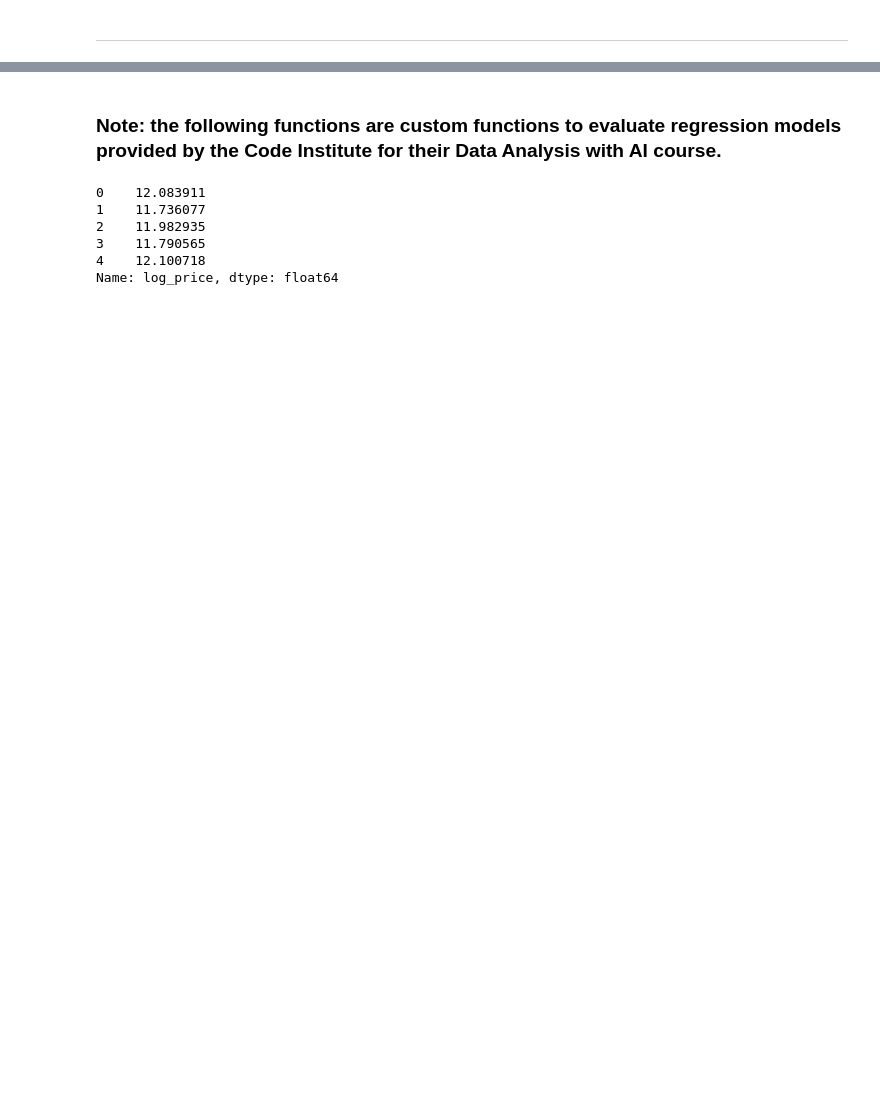
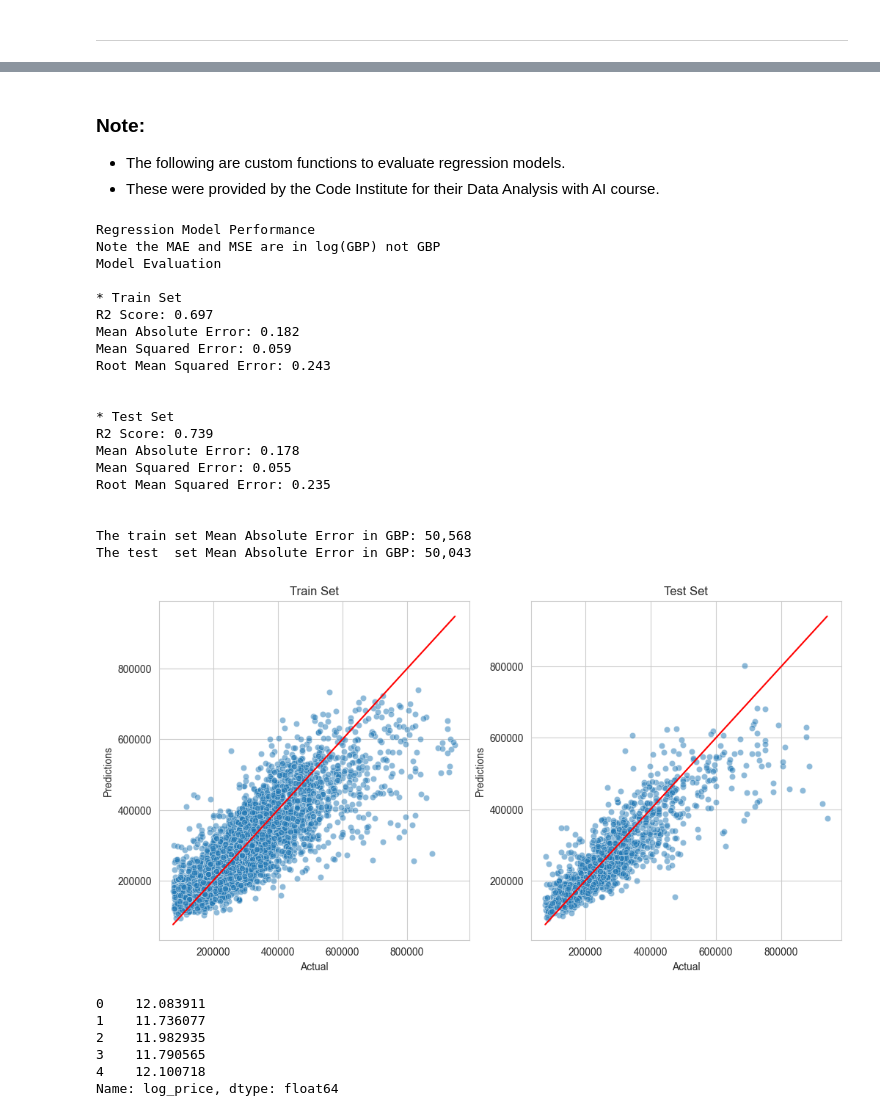
Before and after one commit to maleeper/Midlands_House_Prices, a Jupyter notebook: jupyter_notebooks/08 Predictive model.ipynb, the cells around one changed output, grey strips where cells are left out. Drawn from its saved outputs; the diff is of its cells as text; code cells hidden in the pictures; blank space fills up the shorter version.

```diff
--- a/jupyter_notebooks/08 Predictive model.ipynb
+++ b/jupyter_notebooks/08 Predictive model.ipynb
@@ -33,4 +33,6 @@ from sklearn.pipeline import Pipeline
 from sklearn.metrics import r2_score, mean_squared_error, mean_absolute_error
 # %%
 # read in the cleaned data
-df = pd.read_csv('../data/clean/housing_cleaned.csv')
+df = pd.read_csv('../data/clean/housing_cleaned-geo.csv')
+df_epc = pd.read_csv('../data/clean/epc_master.csv.csv')
+# add CURRENT_ENERGY_EFFICIENCY and NUMBER_HABITABLE_ROOMS from epc_master.csv
@@ -50,7 +87,7 @@ Date at split index: 2025-08-01 00:00:00
 # set model features
 num_feats   = ['log_total_floor_area','IMD_Rank','energy_band_num']
 bin_feats   = ['new_build','is_leasehold']  # pass through as 0/1
-cat_feats   = ['property_type','county']
+cat_feats   = ['property_type','county','ruc21']  # one-hot encode
 
 # Control category order to set baselines via drop='first'
 ptype_order = ['D','S','T','F']  # baseline becomes 'D' (Detached)
@@ -58,13 +95,14 @@ county_order = [
     'WEST MIDLANDS','WARWICKSHIRE','WORCESTERSHIRE','LEICESTERSHIRE',
     'LEICESTER','STAFFORDSHIRE','DERBYSHIRE','CITY OF DERBY','STOKE-ON-TRENT'
 ]  # baseline becomes WEST MIDLANDS
+ruc21_order = ['UN1','UF1','RLN1','RSN1','RLF1','RSF1']  # baseline becomes UN1 (Urban city and town)
 
 # Build the ColumnTransformer (code suggested by Copilot)
 pre = ColumnTransformer(
     transformers=[
         ('num', StandardScaler(), num_feats),
         ('cat', OneHotEncoder(drop='first',
-                              categories=[ptype_order, county_order],
+                              categories=[ptype_order, county_order, ruc21_order],
                               handle_unknown='ignore'),
          cat_feats),
         ('bin', 'passthrough', bin_feats),
@@ -78,8 +116,9 @@ pipeline = Pipeline([
     ('model', LinearRegression()) # or Ridge(alpha=1.0)
 ])
 
+
 X = df[num_feats + cat_feats + bin_feats]
-y = df['log_price']  # log1p(price)
+y = df['log_price']  # log price to reduce skew
 
 # Test using the most recent 20% of the data as the test set
 # Use a sorted split based on date
@@ -121,7 +160,9 @@ Pipeline(steps=[('pre',
                                                    'is_leasehold'])])),
                 ('model', LinearRegression())])
 # %% [markdown]
-### Note: the following functions are custom functions to evaluate regression models provided by the Code Institute for their Data Analysis with AI course.
+### Note:
+- The following are custom functions to evaluate regression models.
+- These were provided by the Code Institute for their Data Analysis with AI course.
 # %%
 def regression_performance(X_train, y_train, X_test, y_test, pipeline):
     """
@@ -176,35 +217,59 @@ def regression_evaluation(X, y, pipeline):
 # %%
 print("Regression Model Performance \nNote the MAE and MSE are in log(GBP) not GBP")
 regression_performance(X_train, y_train, X_test, y_test, pipeline)
+
+
+alpha_scatter=0.5
+# change the actuals and predictions to GBP
+y_train_gbp = np.expm1(y_train)
+y_test_gbp = np.expm1(y_test)
+y_pred_gbp = np.expm1(pipeline.predict(X_test))
+y_pred_train = np.expm1(pipeline.predict(X_train))
 
 # calculate MAE and MSE should be in GBP not log(GBP)
 mae_train = mean_absolute_error(y_train_gbp, y_pred_train)
 print(f"The train set Mean Absolute Error in GBP: {mae_train:,.0f}")
 
 mae_test = mean_absolute_error(y_test_gbp, y_pred_gbp)
-print(f"The test  set Mean Absolute Error in GBP: {mae:,.0f}")
+print(f"The test  set Mean Absolute Error in GBP: {mae_test:,.0f}")
 
-alpha_scatter=0.5
-# change the actuals and predictions to GBP
-y_train_gbp = expm1(y_train)
-y_test_gbp = expm1(y_test)
-y_pred_gbp = expm1(pipeline.predict(X_test))
-y_pred_train = expm1(pipeline.predict(X_train))
 
 fig, axes = plt.subplots(nrows=1, ncols=2, figsize=(12, 6))
 sns.scatterplot(x=y_train_gbp, y=y_pred_train, alpha=alpha_scatter, ax=axes[0])
 sns.lineplot(x=y_train_gbp, y=y_train_gbp, color="red", ax=axes[0])
 axes[0].set_xlabel("Actual")
 axes[0].set_ylabel("Predictions")
 axes[0].set_title("Train Set")
 
 sns.scatterplot(x=y_test_gbp, y=y_pred_gbp, alpha=alpha_scatter, ax=axes[1])
 sns.lineplot(x=y_test_gbp, y=y_test_gbp, color="red", ax=axes[1])
 axes[1].set_xlabel("Actual")
 axes[1].set_ylabel("Predictions")
 axes[1].set_title("Test Set")
 
 plt.show()
+# %% [output]
+Regression Model Performance
+Note the MAE and MSE are in log(GBP) not GBP
+Model Evaluation
+
+* Train Set
+R2 Score: 0.697
+Mean Absolute Error: 0.182
+Mean Squared Error: 0.059
+Root Mean Squared Error: 0.243
+
+
+* Test Set
+R2 Score: 0.739
+Mean Absolute Error: 0.178
+Mean Squared Error: 0.055
+Root Mean Squared Error: 0.235
+
+
+The train set Mean Absolute Error in GBP: 50,568
+The test  set Mean Absolute Error in GBP: 50,043
+[figure, added]
 # %%
 y_train.head()
 # %% [output]
```
Also changed, not shown: parts of 7 cells of this notebook, 5 other files.
